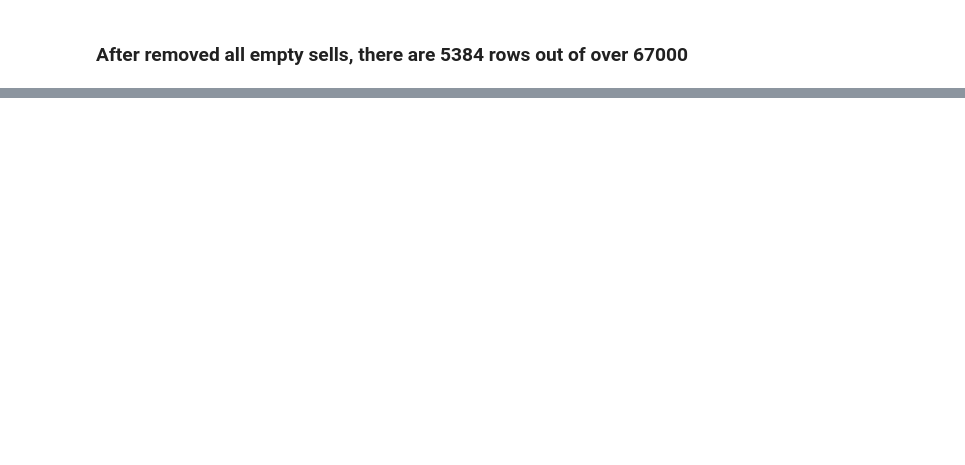
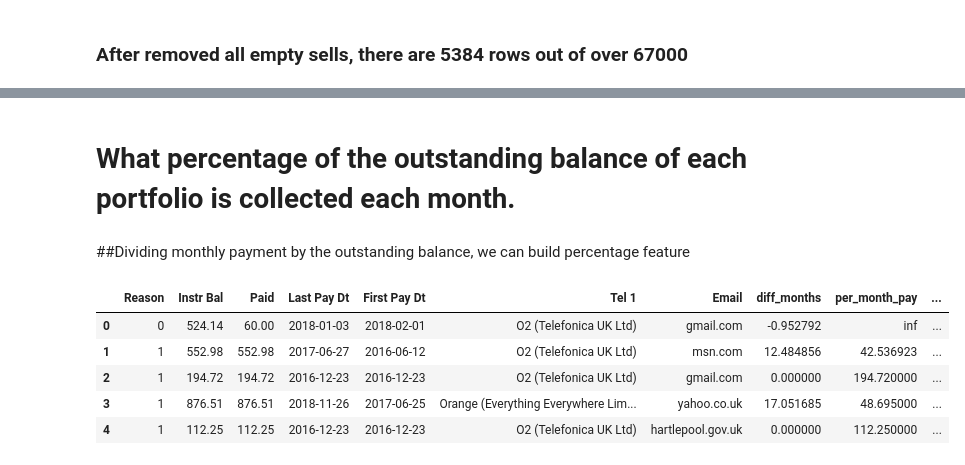
Before and after one commit to byambaa1982/data_analysis, a Jupyter notebook: kishore.ipynb, the cells around one changed output, grey strips where cells are left out. Drawn from its saved outputs; the diff is of its cells as text; code cells hidden in the pictures; blank space fills up the shorter version.

```diff
--- a/kishore.ipynb
+++ b/kishore.ipynb
@@ -361,0 +215,15 @@ df_short.to_excel('per_month_pay.xlsx')
+# %% [markdown]
+# What percentage of the outstanding balance of each portfolio is collected each month.
+# %% [markdown]
+##Dividing monthly payment by the outstanding balance, we can build percentage feature
+# %%
+df=pd.read_csv('/content/per_m_pay.csv')
+df['percentage']=(df['per_month_pay']/df['Instr Bal'])
+df.head()
+# %% [output]
+|  | Reason | Instr Bal | Paid | Last Pay Dt | First Pay Dt | Tel 1 | Email | diff_months | per_month_pay | ... |
+| 0 | 0 | 524.14 | 60.00 | 2018-01-03 | 2018-02-01 | O2 (Telefonica UK Ltd) | gmail.com | -0.952792 | inf | ... |
+| 1 | 1 | 552.98 | 552.98 | 2017-06-27 | 2016-06-12 | O2 (Telefonica UK Ltd) | msn.com | 12.484856 | 42.536923 | ... |
+| 2 | 1 | 194.72 | 194.72 | 2016-12-23 | 2016-12-23 | O2 (Telefonica UK Ltd) | gmail.com | 0.000000 | 194.720000 | ... |
+| 3 | 1 | 876.51 | 876.51 | 2018-11-26 | 2017-06-25 | Orange (Everything Everywhere Lim... | yahoo.co.uk | 17.051685 | 48.695000 | ... |
+| 4 | 1 | 112.25 | 112.25 | 2016-12-23 | 2016-12-23 | O2 (Telefonica UK Ltd) | hartlepool.gov.uk | 0.000000 | 112.250000 | ... |
```
Also changed, not shown: parts of 33 cells of this notebook.
